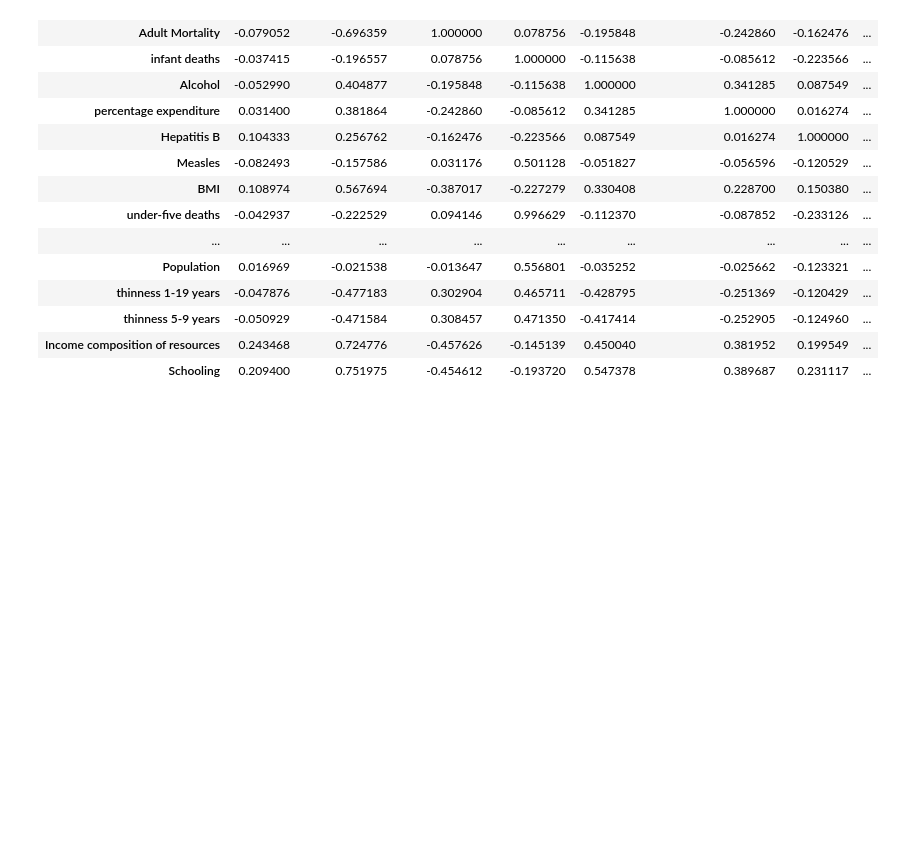
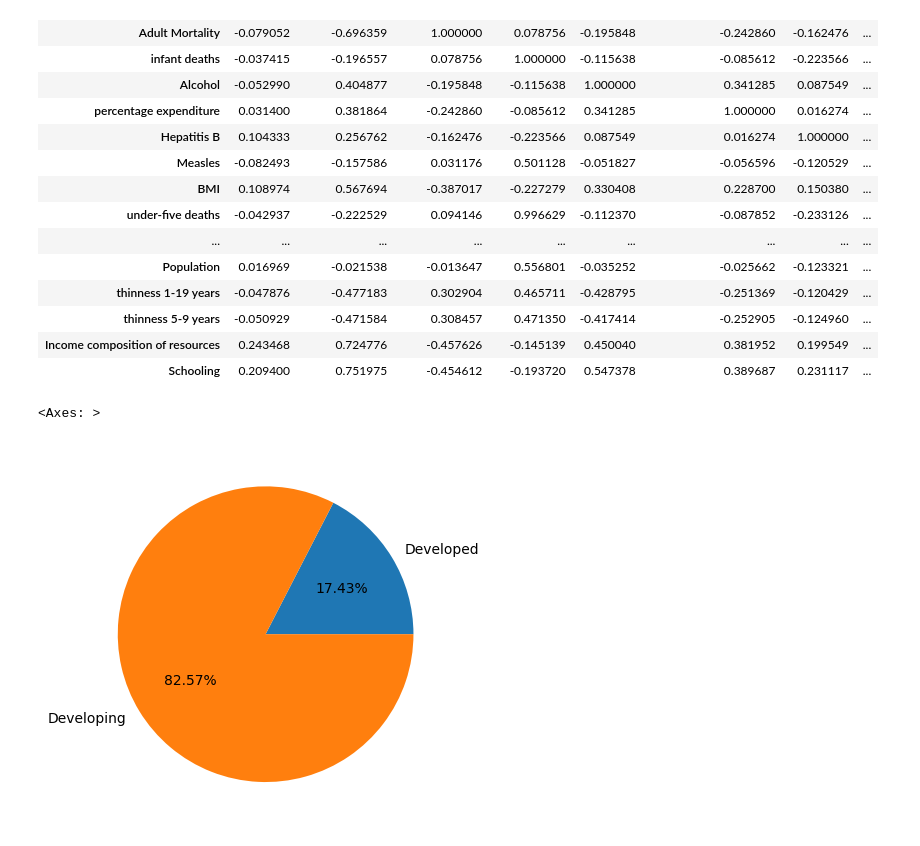
Before and after one commit to peter-kiilu/python_course, a Jupyter notebook: WHO_Life_Expectancy_Data_Preprocessing_.ipynb, the cells around one changed output. Drawn from its saved outputs; the diff is of its cells as text; code cells hidden in the pictures; blank space fills up the shorter version.

```diff
--- a/WHO_Life_Expectancy_Data_Preprocessing_.ipynb
+++ b/WHO_Life_Expectancy_Data_Preprocessing_.ipynb
@@ -58,3 +58,8 @@ df.select_dtypes(include='number').corr()
 | thinness 5-9 years | -0.050929 | -0.471584 | 0.308457 | 0.471350 | -0.417414 | -0.252905 | -0.124960 | ... |
 | Income composition of resources | 0.243468 | 0.724776 | -0.457626 | -0.145139 | 0.450040 | 0.381952 | 0.199549 | ... |
 | Schooling | 0.209400 | 0.751975 | -0.454612 | -0.193720 | 0.547378 | 0.389687 | 0.231117 | ... |
+# %%
+df.groupby('Status').size().plot(kind='pie', autopct='%1.2f%%')
+# %% [output]
+<Axes: >
+[figure, added]
```
